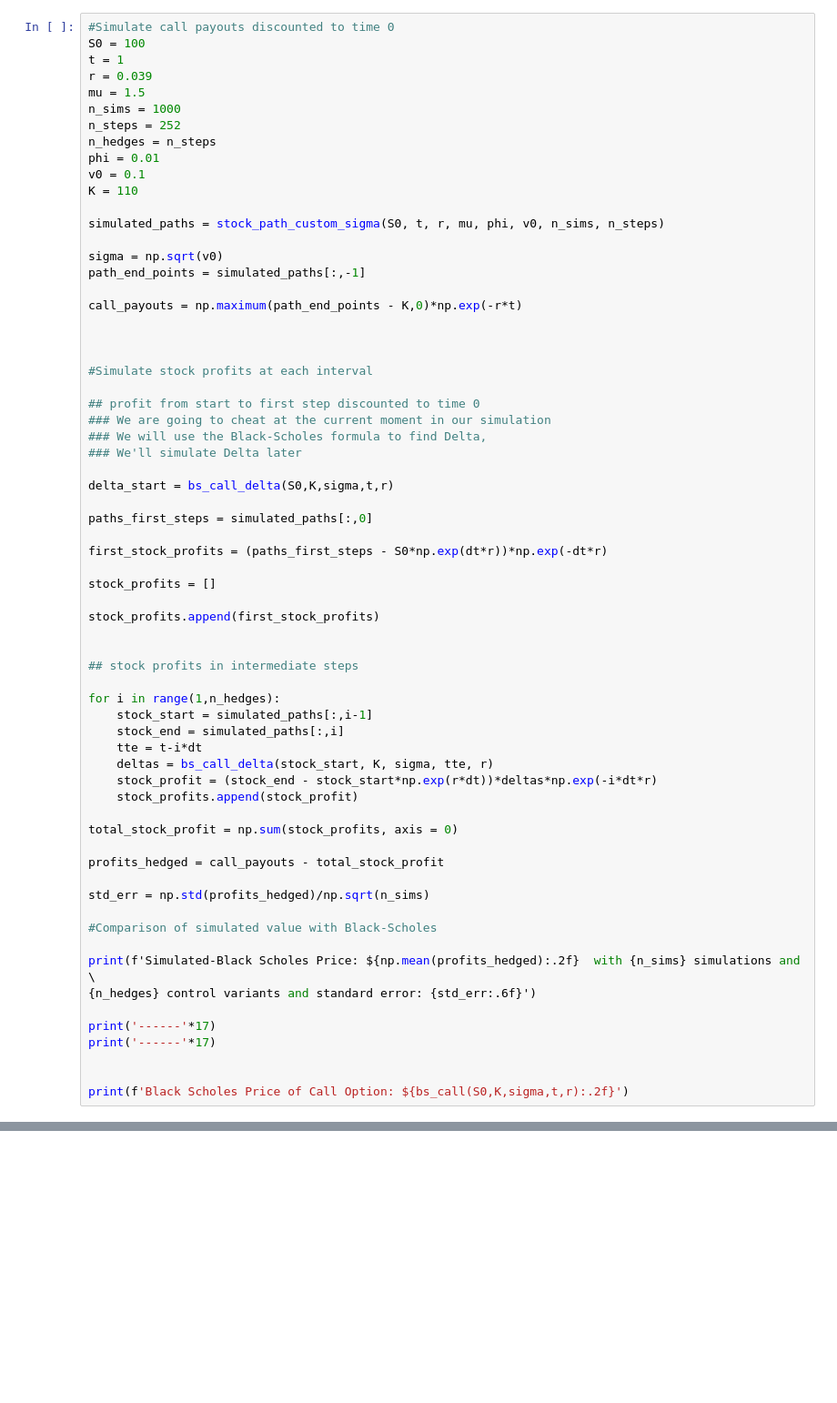
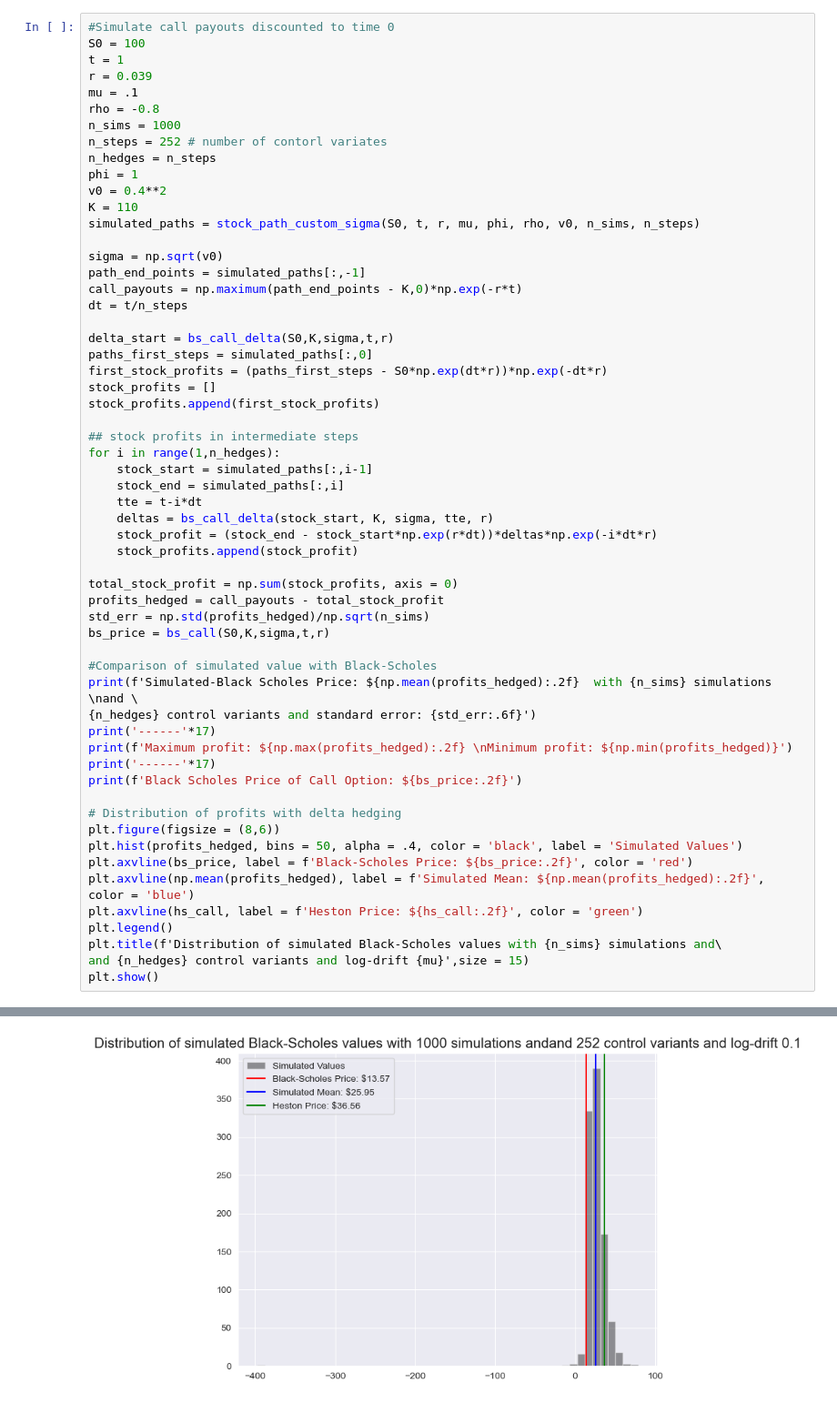
Before and after one commit to baner175/quant_finance_project, a Jupyter notebook: mini_project_4.ipynb, the cells around one changed output, grey strips where cells are left out. Shown at 91% size. Drawn from its saved outputs; the diff is of its cells as text; blank space fills up the shorter version.

```diff
--- a/mini_project_4.ipynb
+++ b/mini_project_4.ipynb
@@ -130,43 +356,28 @@ array([2.63730207, 3.41413613, 3.75651511, ..., 2.94776488, 2.54913354,
 S0 = 100
 t = 1
 r = 0.039
-mu = 1.5
+mu = .1
+rho = -0.8
 n_sims = 1000
-n_steps = 252
+n_steps = 252 # number of contorl variates
 n_hedges = n_steps
-phi = 0.01
-v0 = 0.1
+phi = 1
+v0 = 0.4**2
 K = 110
-
-simulated_paths = stock_path_custom_sigma(S0, t, r, mu, phi, v0, n_sims, n_steps)
+simulated_paths = stock_path_custom_sigma(S0, t, r, mu, phi, rho, v0, n_sims, n_steps)
 
 sigma = np.sqrt(v0)
 path_end_points = simulated_paths[:,-1]
-
 call_payouts = np.maximum(path_end_points - K,0)*np.exp(-r*t)
-
-
-
-#Simulate stock profits at each interval
-
-## profit from start to first step discounted to time 0
-### We are going to cheat at the current moment in our simulation
-### We will use the Black-Scholes formula to find Delta,
-### We'll simulate Delta later
+dt = t/n_steps
 
 delta_start = bs_call_delta(S0,K,sigma,t,r)
-
 paths_first_steps = simulated_paths[:,0]
-
 first_stock_profits = (paths_first_steps - S0*np.exp(dt*r))*np.exp(-dt*r)
-
 stock_profits = []
-
 stock_profits.append(first_stock_profits)
 
-
 ## stock profits in intermediate steps
-
 for i in range(1,n_hedges):
     stock_start = simulated_paths[:,i-1]
     stock_end = simulated_paths[:,i]
@@ -176,19 +387,26 @@ for i in range(1,n_hedges):
     stock_profits.append(stock_profit)
 
 total_stock_profit = np.sum(stock_profits, axis = 0)
-
 profits_hedged = call_payouts - total_stock_profit
-
 std_err = np.std(profits_hedged)/np.sqrt(n_sims)
+bs_price = bs_call(S0,K,sigma,t,r)
 
 #Comparison of simulated value with Black-Scholes
+print(f'Simulated-Black Scholes Price: ${np.mean(profits_hedged):.2f}  with {n_sims} simulations \nand \
+{n_hedges} control variants and standard error: {std_err:.6f}')
+print('------'*17)
+print(f'Maximum profit: ${np.max(profits_hedged):.2f} \nMinimum profit: ${np.min(profits_hedged)}')
+print('------'*17)
+print(f'Black Scholes Price of Call Option: ${bs_price:.2f}')
 
-print(f'Simulated-Black Scholes Price: ${np.mean(profits_hedged):.2f}  with {n_sims} simulations and \
-{n_hedges} control variants and standard error: {std_err:.6f}')
-
-print('------'*17)
-print('------'*17)
-
-
-print(f'Black Scholes Price of Call Option: ${bs_call(S0,K,sigma,t,r):.2f}')
+# Distribution of profits with delta hedging
+plt.figure(figsize = (8,6))
+plt.hist(profits_hedged, bins = 50, alpha = .4, color = 'black', label = 'Simulated Values')
+plt.axvline(bs_price, label = f'Black-Scholes Price: ${bs_price:.2f}', color = 'red')
+plt.axvline(np.mean(profits_hedged), label = f'Simulated Mean: ${np.mean(profits_hedged):.2f}', color = 'blue')
+plt.axvline(hs_call, label = f'Heston Price: ${hs_call:.2f}', color = 'green')
+plt.legend()
+plt.title(f'Distribution of simulated Black-Scholes values with {n_sims} simulations and\
+and {n_hedges} control variants and log-drift {mu}',size = 15)
+plt.show()
 # %% [output]
@@ -198,0 +420 @@ Black Scholes Price of Call Option: $10.23
+[figure, added]
```
Also changed, not shown: parts of 13 cells of this notebook.
